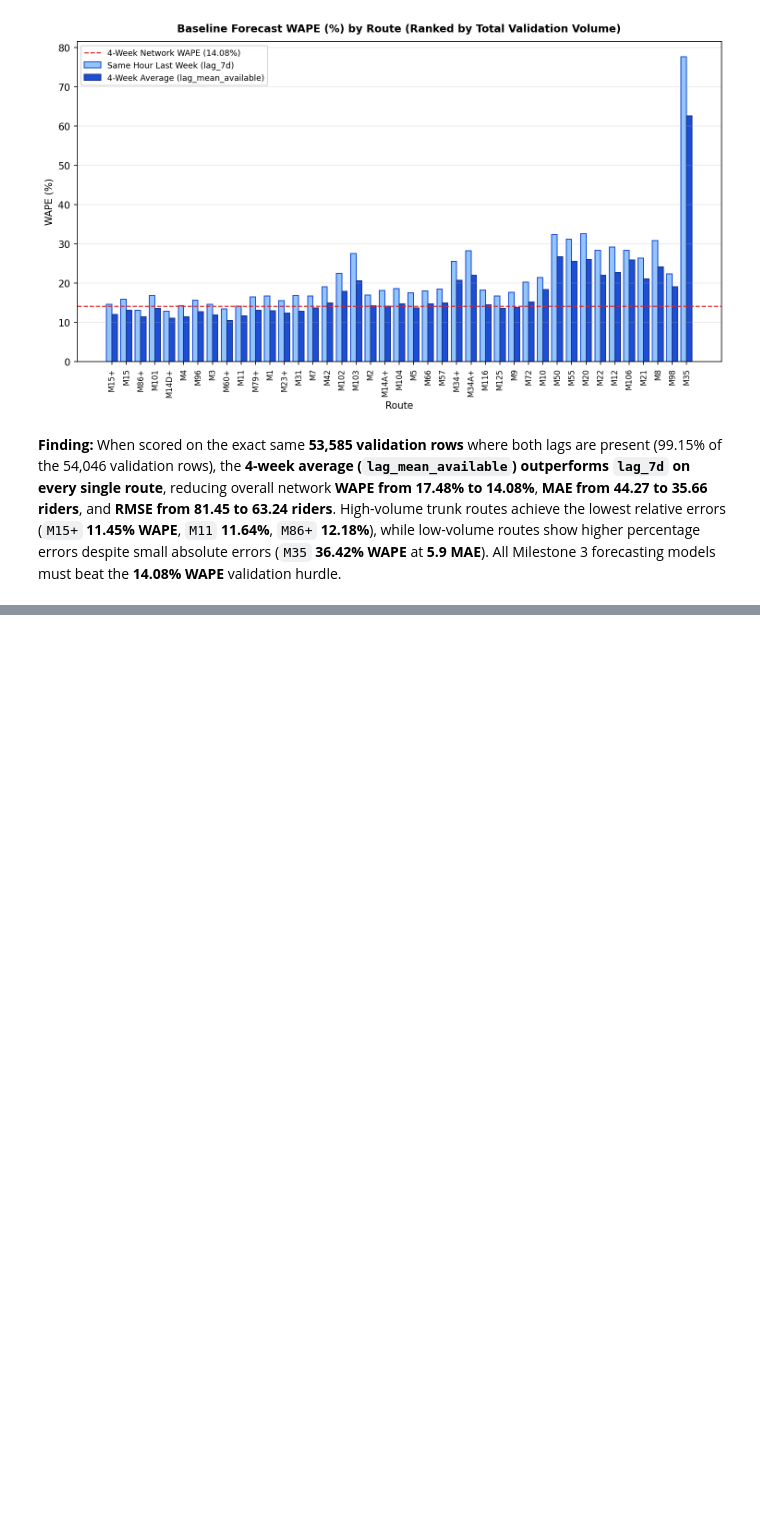
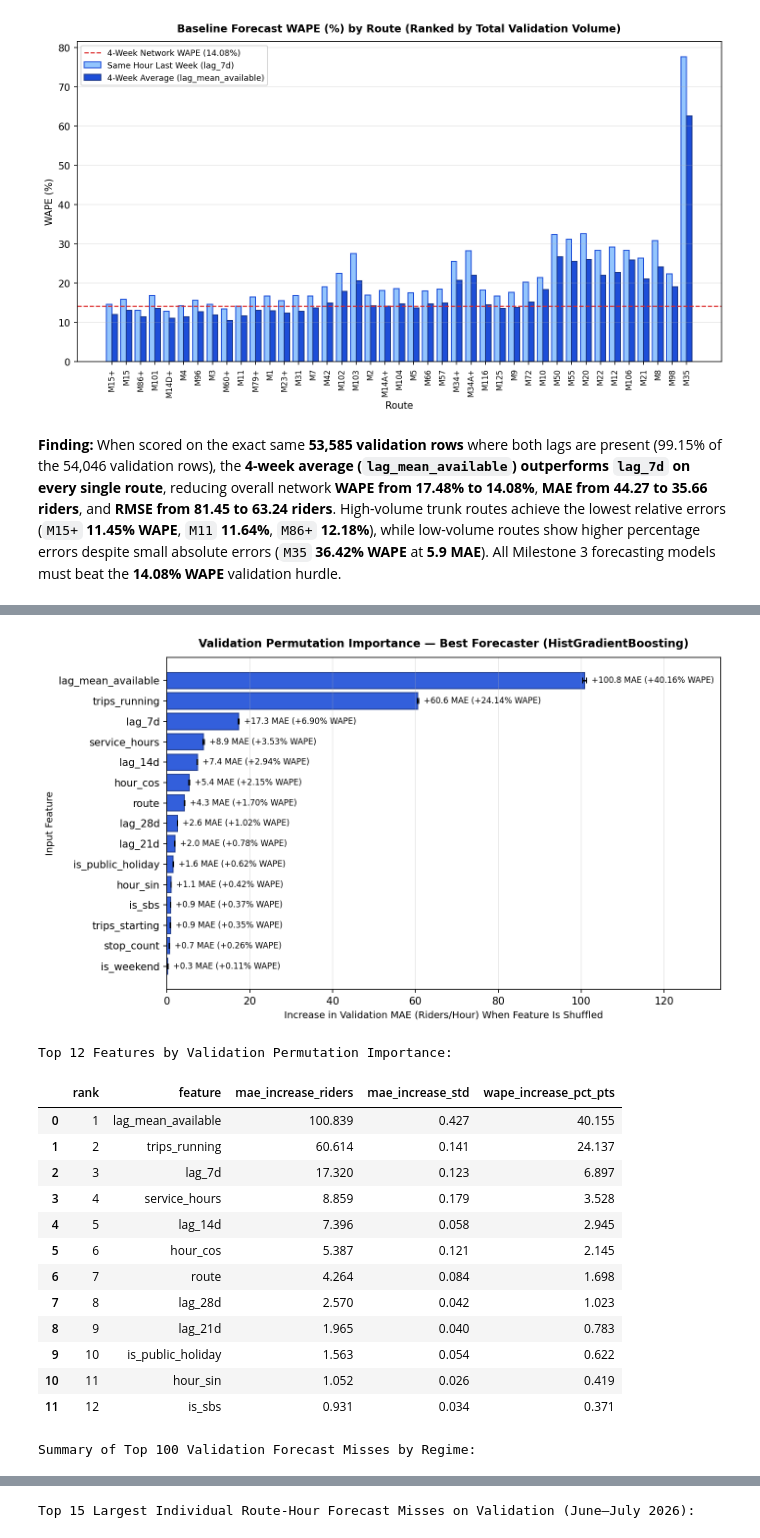
Before and after one commit to springboardmentor441p-coderr/Powered-Public-Transit-Route-Optimization, a Jupyter notebook: notebooks/routeranker.ipynb, the cells around one changed output, grey strips where cells are left out. Drawn from its saved outputs; the diff is of its cells as text; code cells hidden in the pictures; blank space fills up the shorter version.

```diff
--- a/notebooks/routeranker.ipynb
+++ b/notebooks/routeranker.ipynb
@@ -892,0 +1034,50 @@ Rule B (4-Week Average Heuristic) Validation Confusion Matrix:
+# %%
+perm_df = pd.read_csv(TAB / "m3_forecast_permutation_importance.csv")
+misses_df = pd.read_csv(TAB / "m3_forecast_worst_misses.csv")
+miss_cat_df = pd.read_csv(TAB / "m3_forecast_miss_summary_by_category.csv")
+
+top_perm = perm_df.head(15).iloc[::-1]
+fig, ax = plt.subplots(figsize=(9.5, 5.5), dpi=150)
+ax.barh(top_perm["feature"], top_perm["mae_increase_riders"], xerr=top_perm["mae_increase_std"], color="#1d4ed8", edgecolor="#1e3a8a", alpha=0.9, capsize=3)
+for _, row_p in top_perm.iterrows():
+    ax.text(
+        row_p["mae_increase_riders"] + row_p["mae_increase_std"] + 1.2,
+        row_p["feature"],
+        f"+{row_p['mae_increase_riders']:.1f} MAE (+{row_p['wape_increase_pct_pts']:.2f}% WAPE)",
+        va="center",
+        fontsize=8,
+    )
+ax.set_title("Validation Permutation Importance — Best Forecaster (HistGradientBoosting)", fontsize=11, fontweight="bold", pad=10)
+ax.set_xlabel("Increase in Validation MAE (Riders/Hour) When Feature Is Shuffled", fontsize=9.5)
+ax.set_ylabel("Input Feature", fontsize=9.5)
+ax.set_xlim(0, max(top_perm["mae_increase_riders"] + top_perm["mae_increase_std"]) * 1.32)
+ax.grid(axis="x", alpha=0.3)
+fig.tight_layout()
+fig.savefig(FIG / "m3_forecast_permutation_importance.png", dpi=150, bbox_inches="tight")
+plt.show()
+
+print("Top 12 Features by Validation Permutation Importance:")
+display(perm_df.head(12))
+
+print("\nSummary of Top 100 Validation Forecast Misses by Regime:")
+display(miss_cat_df)
+
+print("\nTop 15 Largest Individual Route-Hour Forecast Misses on Validation (June–July 2026):")
+display(misses_df.head(15))
+# %% [output]
+[figure, added]
+Top 12 Features by Validation Permutation Importance:
+|  | rank | feature | mae_increase_riders | mae_increase_std | wape_increase_pct_pts |
+| 0 | 1 | lag_mean_available | 100.839 | 0.427 | 40.155 |
+| 1 | 2 | trips_running | 60.614 | 0.141 | 24.137 |
+| 2 | 3 | lag_7d | 17.320 | 0.123 | 6.897 |
+| 3 | 4 | service_hours | 8.859 | 0.179 | 3.528 |
+| 4 | 5 | lag_14d | 7.396 | 0.058 | 2.945 |
+| 5 | 6 | hour_cos | 5.387 | 0.121 | 2.145 |
+| 6 | 7 | route | 4.264 | 0.084 | 1.698 |
+| 7 | 8 | lag_28d | 2.570 | 0.042 | 1.023 |
+| 8 | 9 | lag_21d | 1.965 | 0.040 | 0.783 |
+| 9 | 10 | is_public_holiday | 1.563 | 0.054 | 0.622 |
+| 10 | 11 | hour_sin | 1.052 | 0.026 | 0.419 |
+| 11 | 12 | is_sbs | 0.931 | 0.034 | 0.371 |
+Summary of Top 100 Validation Forecast Misses by Regime:
@@ -892,0 +1089 @@ Rule B (4-Week Average Heuristic) Validation Confusion Matrix:
+Top 15 Largest Individual Route-Hour Forecast Misses on Validation (June–July 2026):
```
Also changed, not shown: parts of 14 cells of this notebook, 34 other files.
